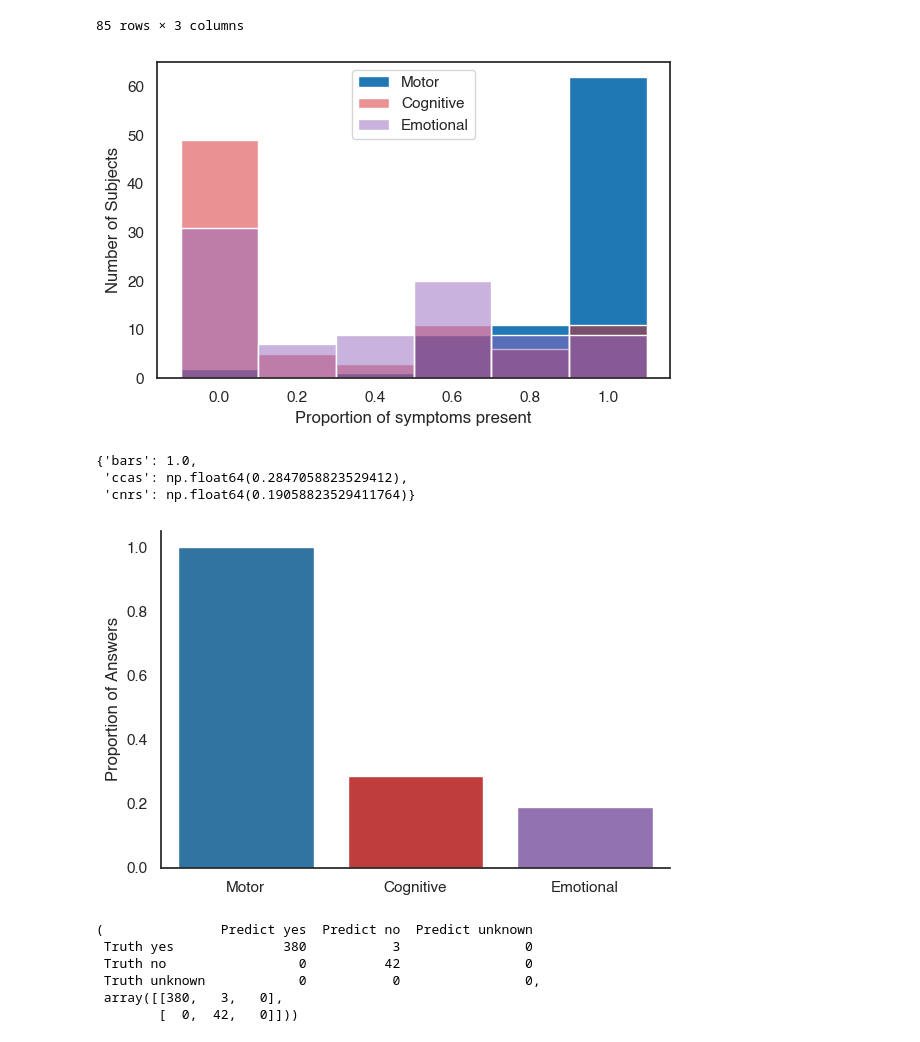
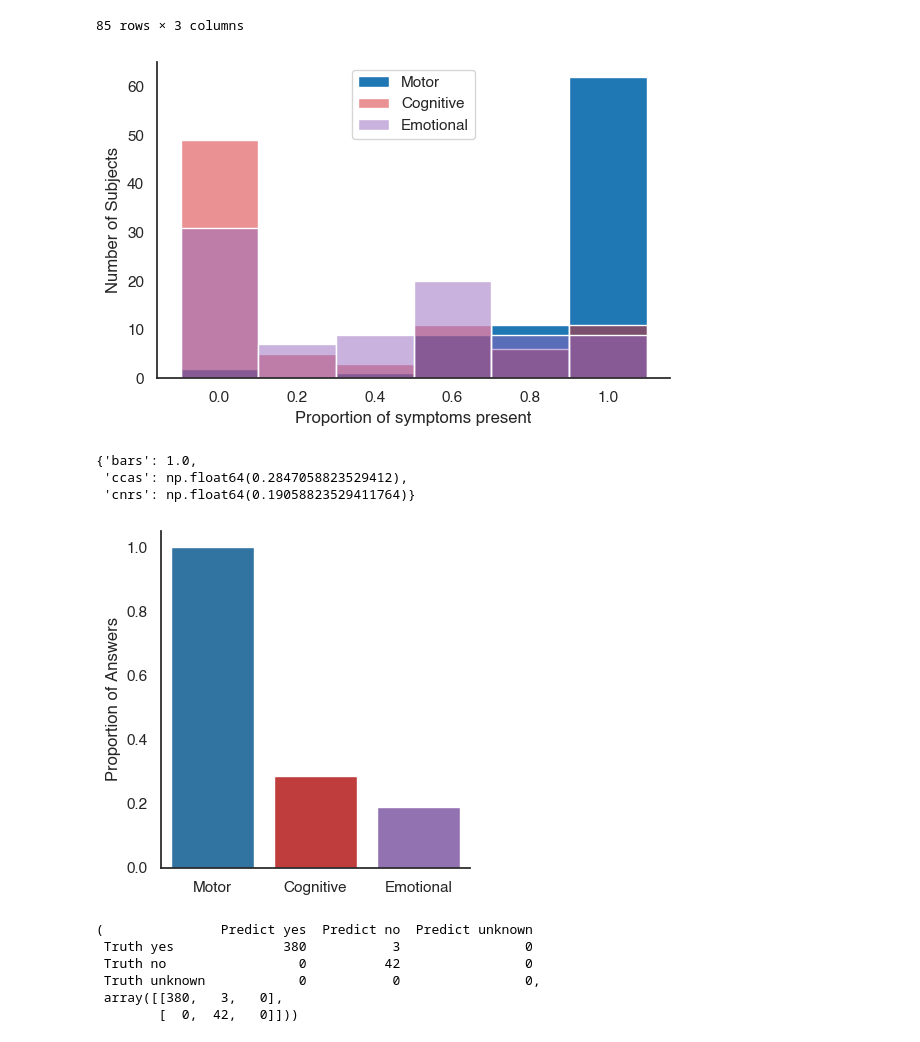
Before and after one commit to Calvinwhow/ReviewPyper, a Jupyter notebook: dev_tools/schmahmann_raynor_plots.ipynb, the cells around one changed output. Saved outputs shown, nothing was run; the diff lists cells and outputs as text; code cells hidden in the pictures.

```diff
--- a/dev_tools/schmahmann_raynor_plots.ipynb
+++ b/dev_tools/schmahmann_raynor_plots.ipynb
@@ -153,10 +153,11 @@ hist2.set_xlabel('Proportion of symptoms present')
 hist2.set_ylabel('Number of Subjects')
 hist2.legend(hist1.get_legend_handles_labels()+hist2.get_legend_handles_labels()+hist3.get_legend_handles_labels(),
              labels=['Motor','Cognitive', "Emotional"], loc='upper center')
+sns.despine()
 plt.tight_layout()
 plt.savefig(f'/Users/rm026/Documents/schmahmann/plots/symptom_proportion_histogram_consistent_bins.svg')
 # %% [output]
-[figure, old version]
+[figure, new version]
 # %%
 n_known={}
 for set in sets:
@@ -175,20 +176,20 @@ n_known
  'cnrs': np.float64(0.19058823529411764)}
 # %%
 labels=['Motor', 'Cognitive', 'Emotional']
-plt.figure(figsize=(6,4))
+plt.figure(figsize=(4,4))
 bar=sns.barplot(x=labels, hue=labels,y=[1,n_known['ccas'],n_known['cnrs']], palette=pal)
 bar.set_ylabel('Proportion of Answers')
 
 # import matplotlib.patches as patches
 # present_patch = patches.Patch(color='#1F77B4', label="Present")
 # absent_patch = patches.Patch(color="#ABCBE0", label="Absent")
 # pending_patch = patches.Patch(color="#9F9F9F", label="Pending")
 
 sns.despine()
 plt.tight_layout()
 plt.savefig(f'/Users/rm026/Documents/schmahmann/plots/known_questions_proportion.svg')
 # %% [output]
-[figure, old version]
+[figure, new version]
 # %%
 # def accuracy(conf_matrix):
 
```
Also changed, not shown: parts of 15 cells of this notebook, 5 other files.
